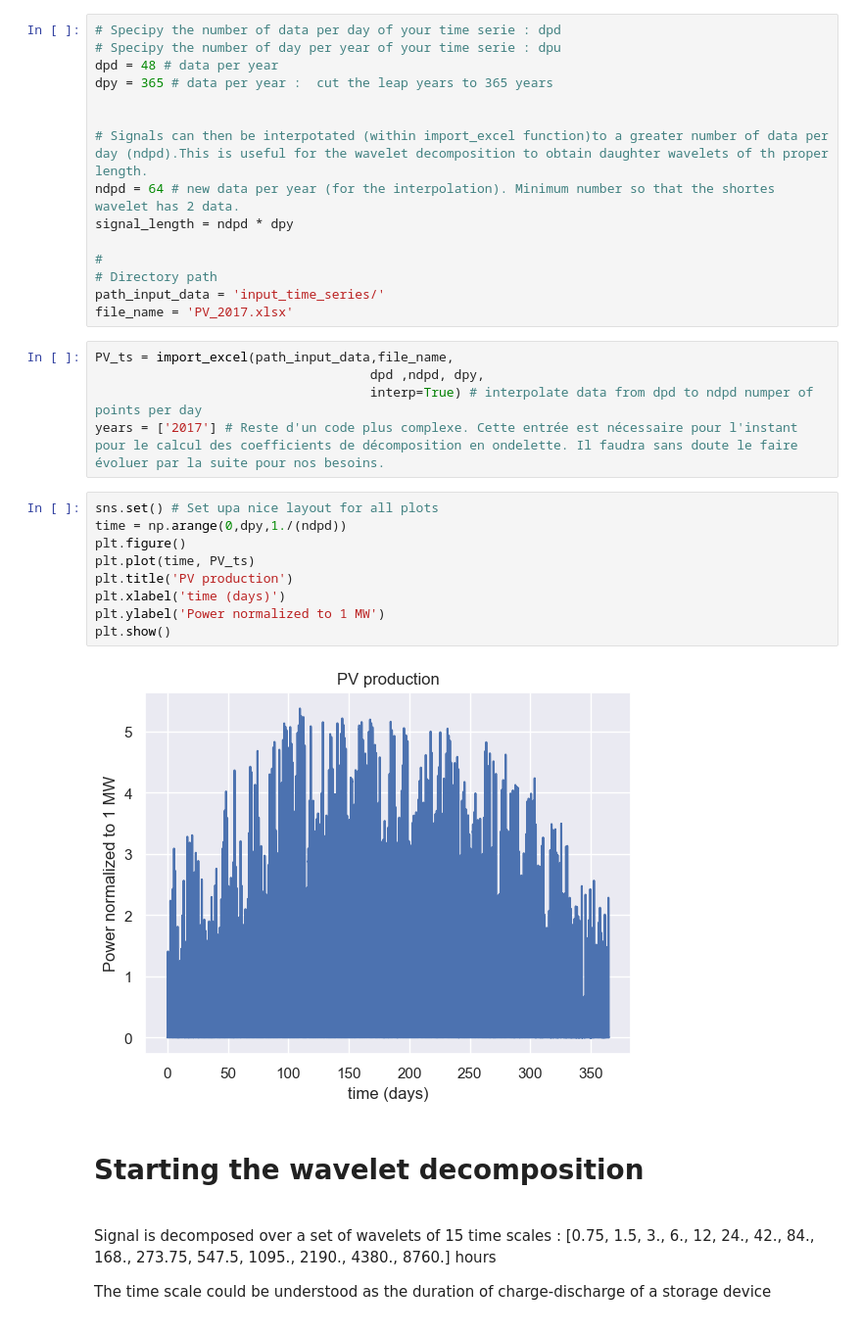
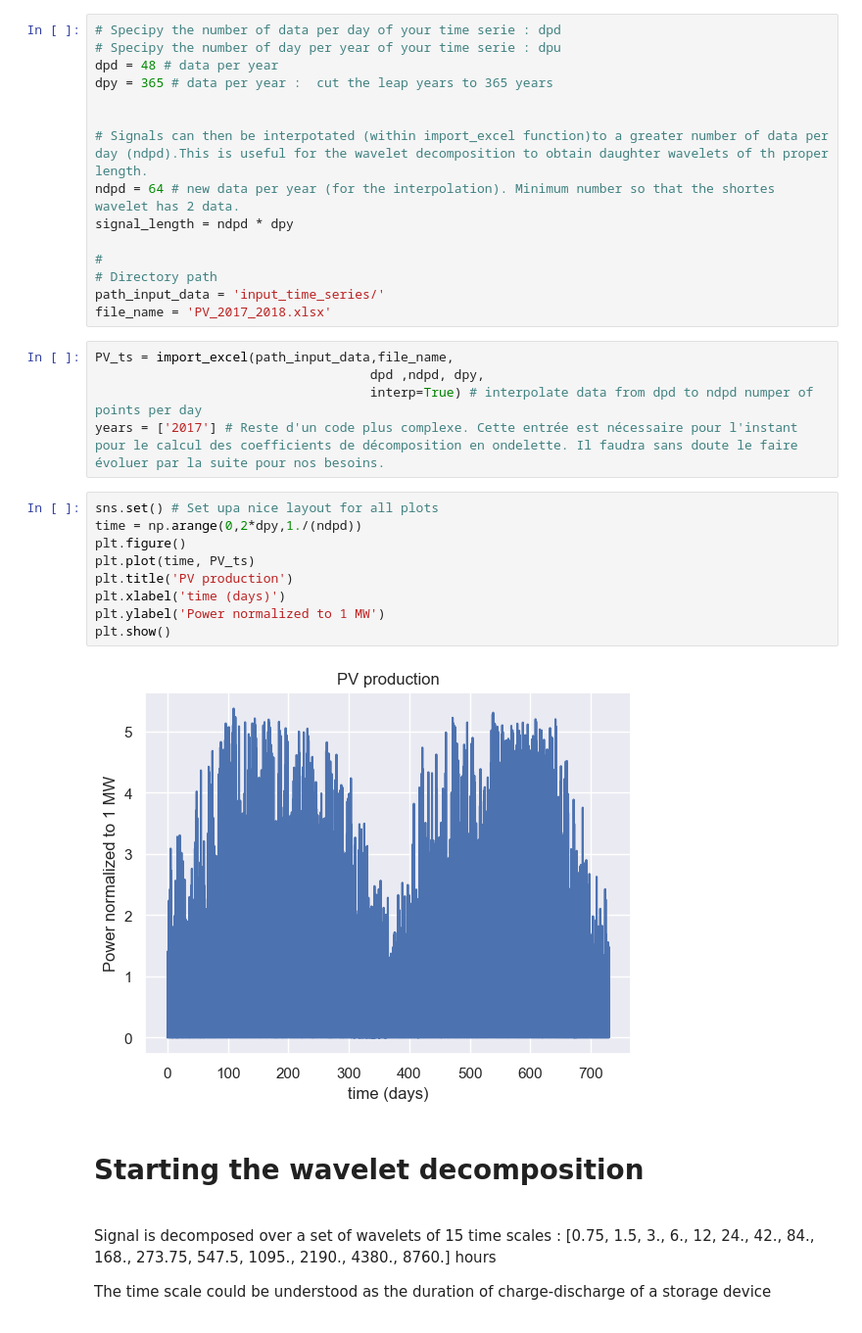
Before and after one commit to jus6du/wavelet_decomposition, a Jupyter notebook: tutorial.ipynb, the cells around one changed output. Shown at 98% size. Drawn from its saved outputs; the diff is of its cells as text.

```diff
--- a/tutorial.ipynb
+++ b/tutorial.ipynb
@@ -56,7 +56,7 @@ signal_length = ndpd * dpy
 #
 # Directory path
 path_input_data = 'input_time_series/'
-file_name = 'PV_2017.xlsx'
+file_name = 'PV_2017_2018.xlsx'
 # %%
 PV_ts = import_excel(path_input_data,file_name,
                                     dpd ,ndpd, dpy,
@@ -64,15 +64,15 @@ PV_ts = import_excel(path_input_data,file_name,
 years = ['2017'] # Reste d'un code plus complexe. Cette entrée est nécessaire pour l'instant pour le calcul des coefficients de décomposition en ondelette. Il faudra sans doute le faire évoluer par la suite pour nos besoins.
 # %%
 sns.set() # Set upa nice layout for all plots
-time = np.arange(0,dpy,1./(ndpd))
+time = np.arange(0,2*dpy,1./(ndpd))
 plt.figure()
 plt.plot(time, PV_ts)
 plt.title('PV production')
 plt.xlabel('time (days)')
 plt.ylabel('Power normalized to 1 MW')
 plt.show()
 # %% [output]
-[figure, old version]
+[figure, new version]
 # %% [markdown]
 # Starting the wavelet decomposition
 
```
Also changed, not shown: parts of 9 cells of this notebook, 10 other files.
